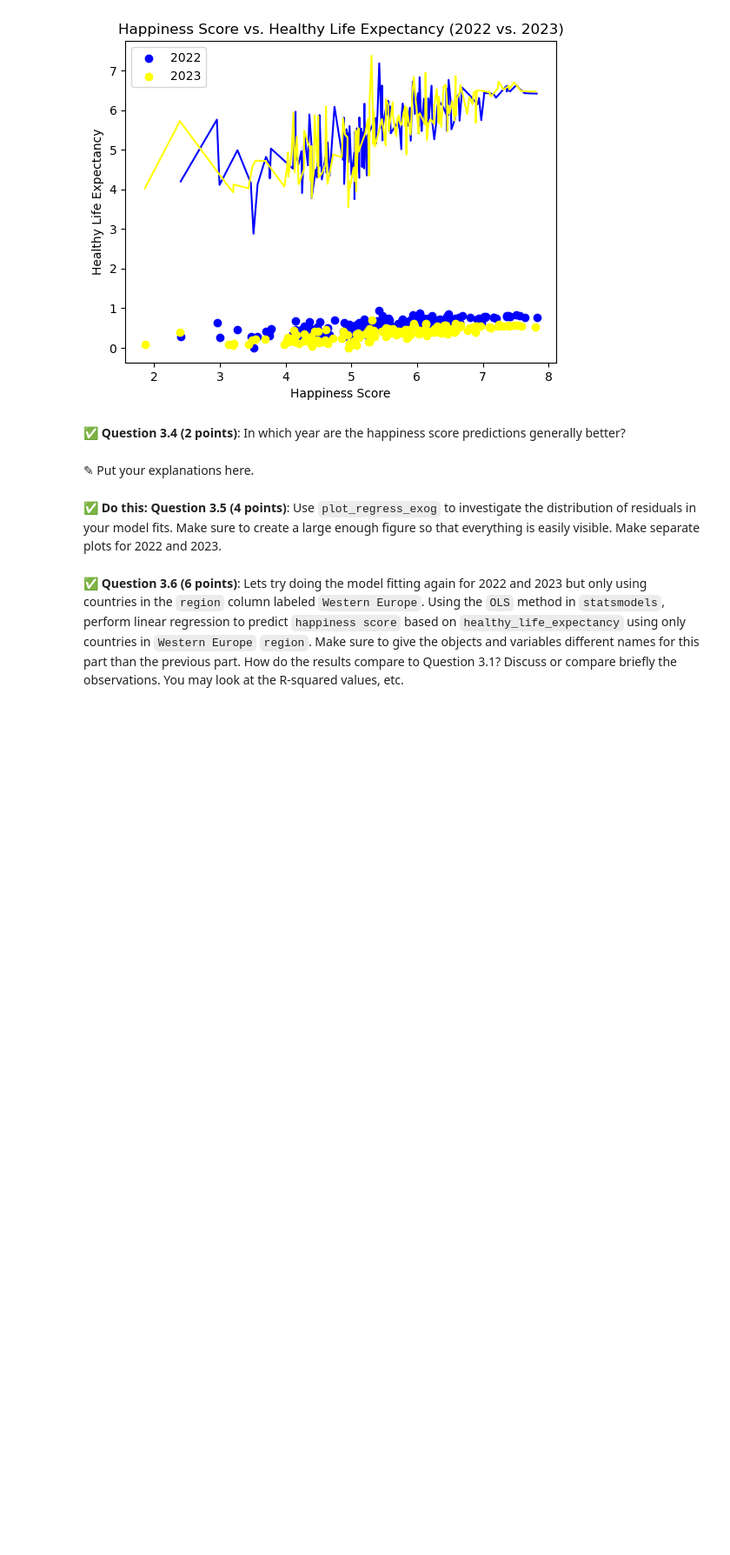
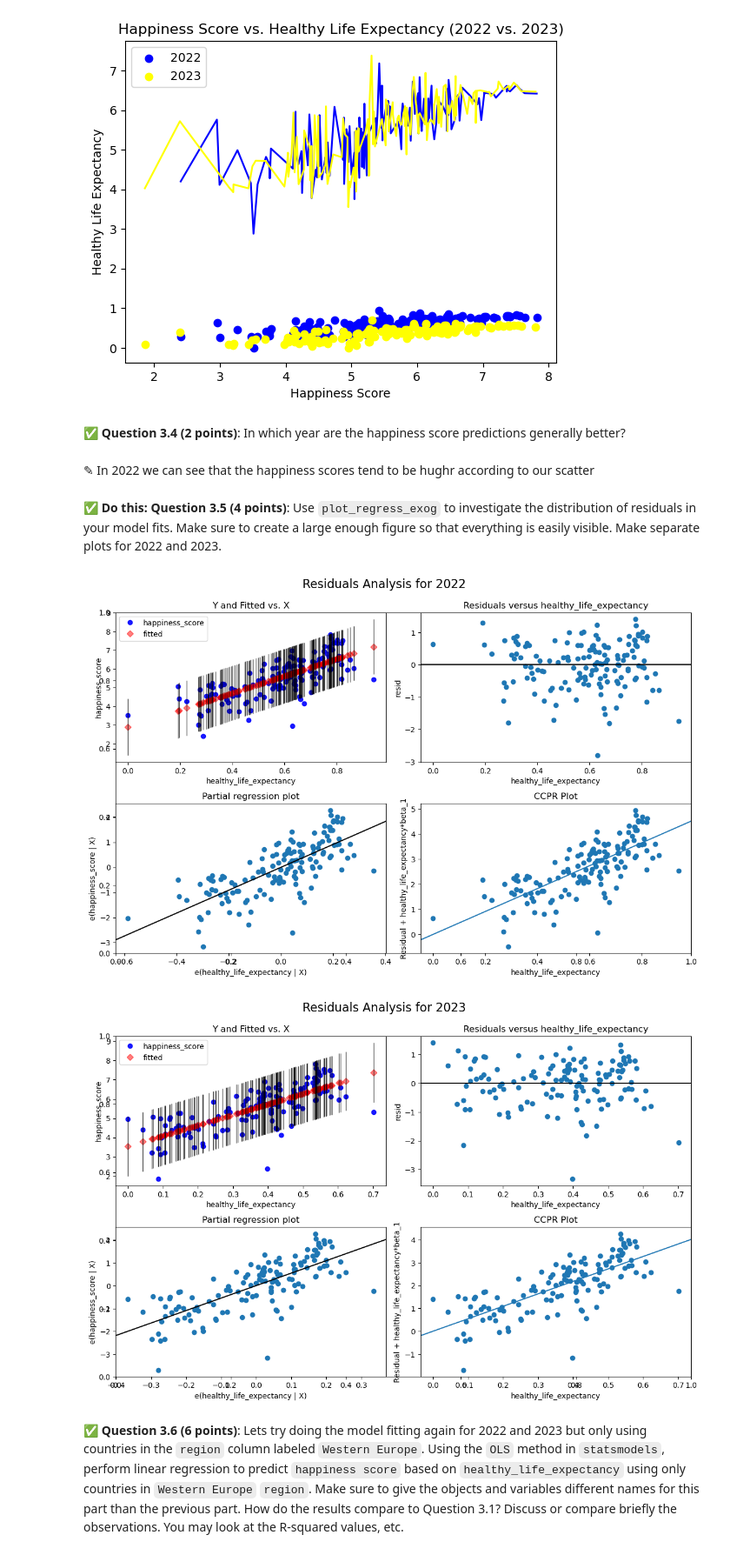
Before and after one commit to BadriAiman/cmse202-s24-turnin, a Jupyter notebook: hw-03/HW-03_Regression-S24-STUDENT.ipynb, the cells around one changed output. Shown at 87% size. Drawn from its saved outputs; the diff is of its cells as text; code cells hidden in the pictures; blank space fills up the shorter version.

```diff
--- a/hw-03/HW-03_Regression-S24-STUDENT.ipynb
+++ b/hw-03/HW-03_Regression-S24-STUDENT.ipynb
@@ -215,7 +215,7 @@ plt.show()
 [figure]
 # %% [markdown]
 &#9989;  **Question 3.4 (2 points)**: In which year are the happiness score predictions generally better?
-# %% [markdown]
-<font size=+3>&#9998;</font> Put your explanations here.
+# %% [markdown]
+<font size=+3>&#9998;</font> In 2022 we can see that the happiness scores tend to be hughr according to our scatter
 # %% [markdown]
 **&#9989; Do this:** **Question 3.5 (4 points)**: Use `plot_regress_exog` to investigate the distribution of residuals in your model fits. Make sure to create a large enough figure so that everything is easily visible. Make separate plots for 2022 and 2023.
@@ -224,2 +222,18 @@ plt.show()
+# %%
+# Assuming result_2022 and result_2023 are the fitted regression models
+# 2022
+fig, ax = plt.subplots(figsize=(12, 8))
+sm.graphics.plot_regress_exog(result_2022, 'healthy_life_expectancy', fig=fig)
+plt.suptitle('Residuals Analysis for 2022', fontsize=16)
+plt.show()
+
+# 2023
+fig, ax = plt.subplots(figsize=(12, 8))
+sm.graphics.plot_regress_exog(result_2023, 'healthy_life_expectancy', fig=fig)
+plt.suptitle('Residuals Analysis for 2023', fontsize=16)
+plt.show()
+# %% [output]
+[figure, added]
+[figure, added]
 # %% [markdown]
 &#9989;  **Question 3.6 (6 points)**: Lets try doing the model fitting again for 2022 and 2023 but only using countries in the `region` column labeled `Western Europe`. Using the `OLS` method in `statsmodels`, perform linear regression to predict `happiness score` based on `healthy_life_expectancy` using only countries in `Western Europe` `region`. Make sure to give the objects and variables different names for this part than the previous part. How do the results compare to Question 3.1? Discuss or compare briefly the observations. You may look at the R-squared values, etc.
```
Also changed, not shown: parts of 5 cells of this notebook.
